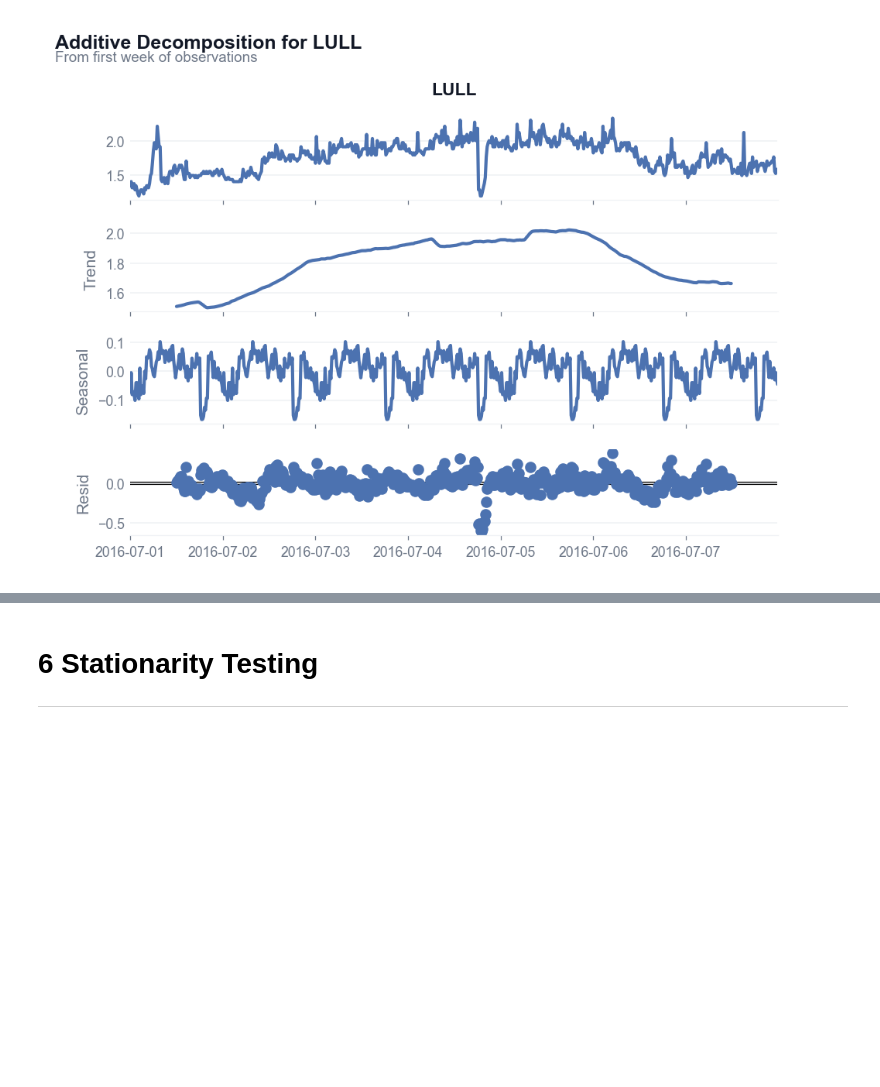
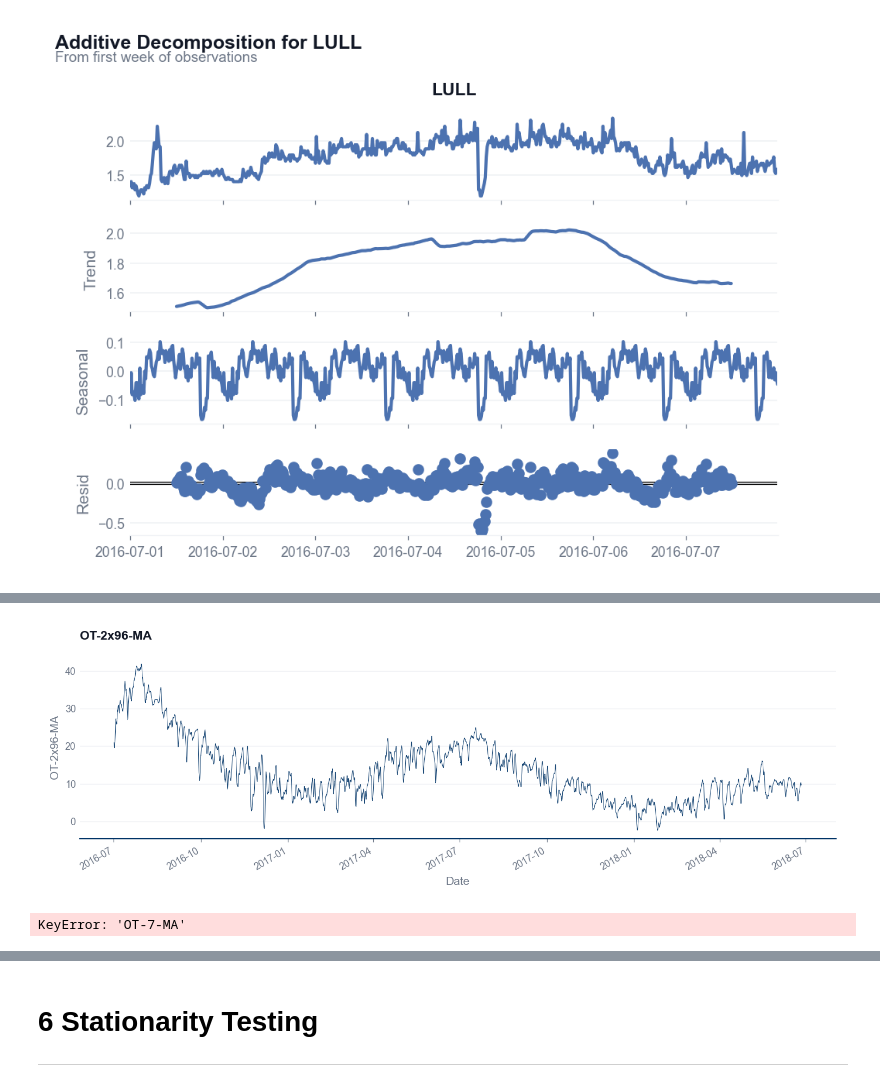
Before and after one commit to stuart-n-wilson/dissertation, a Jupyter notebook: notebooks/01_eda.ipynb, the cells around one changed output, grey strips where cells are left out. Cells and saved outputs as stored; diff of their text form; code cells hidden in the pictures; blank space fills up the shorter version.

```diff
--- a/notebooks/01_eda.ipynb
+++ b/notebooks/01_eda.ipynb
@@ -247,0 +273,6 @@ plt.show()
+# %%
+df_ma = df.copy()
+# %%
+df_ma["OT-96-MA"] = df.OT.rolling(window=96, center=True).mean()
+df_ma["OT-2x96-MA"] = df_ma["OT-96-MA"].rolling(window=2, center=True).mean()
+df.head(100)
@@ -247,0 +299,12 @@ plt.show()
+# %%
+plot_feature_ts(df_ma, feature="OT-2x96-MA")
+plt.show()
+# %% [output]
+[figure, added]
+# %%
+df_ma["OT-672-MA"] = df.OT.rolling(window=672, center=True).mean()
+df_ma["OT-2x672-MA"] = df_ma["OT-7-MA"].rolling(window=2, center=True).mean()
+plot_feature_ts(df_ma, feature="OT-2x672-MA")
+plt.show()
+# %% [output]
+KeyError: 'OT-7-MA'
```
Also changed, not shown: parts of 9 cells of this notebook, 4 other files.
